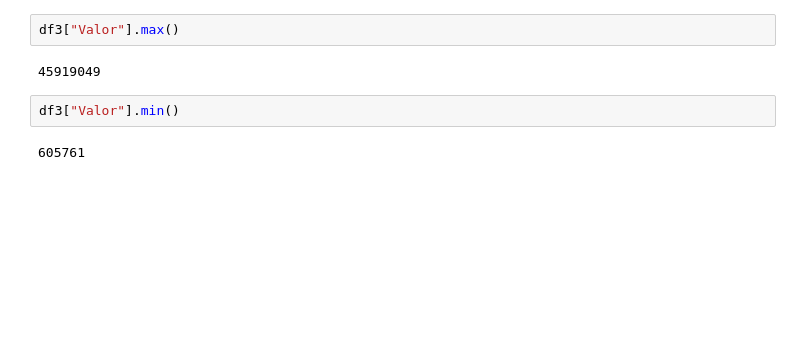
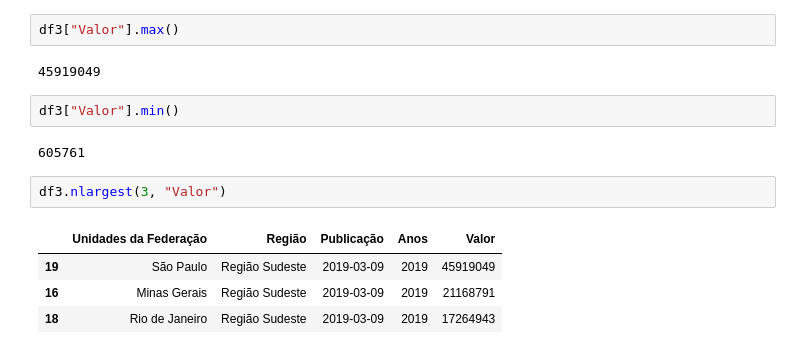
Before and after one commit to cibelemoraes/Ci-ncia-de-dados, a Jupyter notebook: Trabalhando_com_Planilhas_e_Pandas.ipynb, the cells around one changed output. Cells and saved outputs as stored; diff of their text form; blank space fills up the shorter version.

```diff
--- a/Trabalhando_com_Planilhas_e_Pandas.ipynb
+++ b/Trabalhando_com_Planilhas_e_Pandas.ipynb
@@ -148,3 +148,10 @@ df3["Valor"].max()
 df3["Valor"].min()
 # %% [output]
 605761
+# %%
+df3.nlargest(3, "Valor")
+# %% [output]
+|  | Unidades da Federação | Região | Publicação | Anos | Valor |
+| 19 | São Paulo | Região Sudeste | 2019-03-09 | 2019 | 45919049 |
+| 16 | Minas Gerais | Região Sudeste | 2019-03-09 | 2019 | 21168791 |
+| 18 | Rio de Janeiro | Região Sudeste | 2019-03-09 | 2019 | 17264943 |
```
Also changed, not shown: parts of 3 cells of this notebook.
